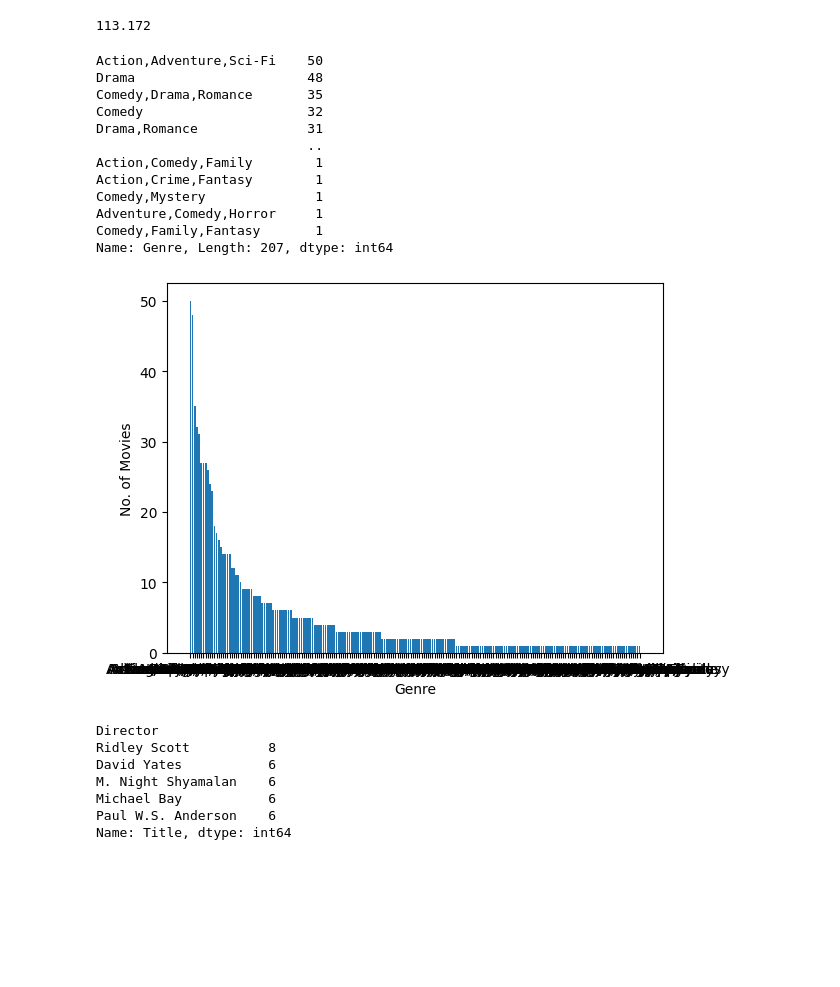
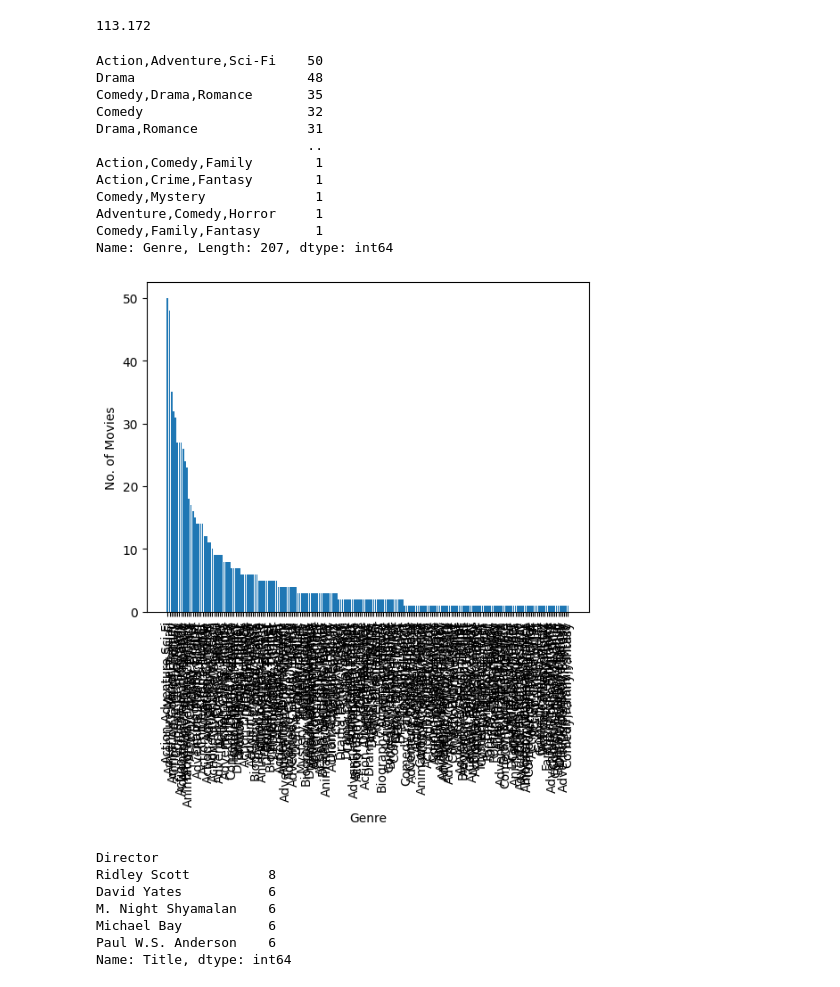
Before and after one commit to Dinesh5aini/Task, a Jupyter notebook: pandas task.ipynb, the cells around one changed output. Saved outputs shown, nothing was run; the diff lists cells and outputs as text; code cells hidden in the pictures; blank space fills up the shorter version.

```diff
--- a/pandas task.ipynb
+++ b/pandas task.ipynb
@@ -85,26 +85,27 @@ df['Runtime (Minutes)'].mean()
 # %%
 #no. of movies in each genre
 val=df['Genre'].value_counts()
 print(val)
 fig=plt.figure()
 plt.bar(df['Genre'].unique(),val)
 plt.xlabel('Genre')
+plt.xticks(rotation=90)
 plt.ylabel('No. of Movies')
 plt.show()
 # %% [output]
 Action,Adventure,Sci-Fi    50
 Drama                      48
 Comedy,Drama,Romance       35
 Comedy                     32
 Drama,Romance              31
                            ..
 Action,Comedy,Family        1
 Action,Crime,Fantasy        1
 Comedy,Mystery              1
 Adventure,Comedy,Horror     1
 Comedy,Family,Fantasy       1
 Name: Genre, Length: 207, dtype: int64
-[figure, old version]
+[figure, new version]
 # %%
 #top 5 directors with most movies
 df.groupby('Director')['Title'].count().nlargest(5)
```
Also changed, not shown: parts of 6 cells of this notebook.
